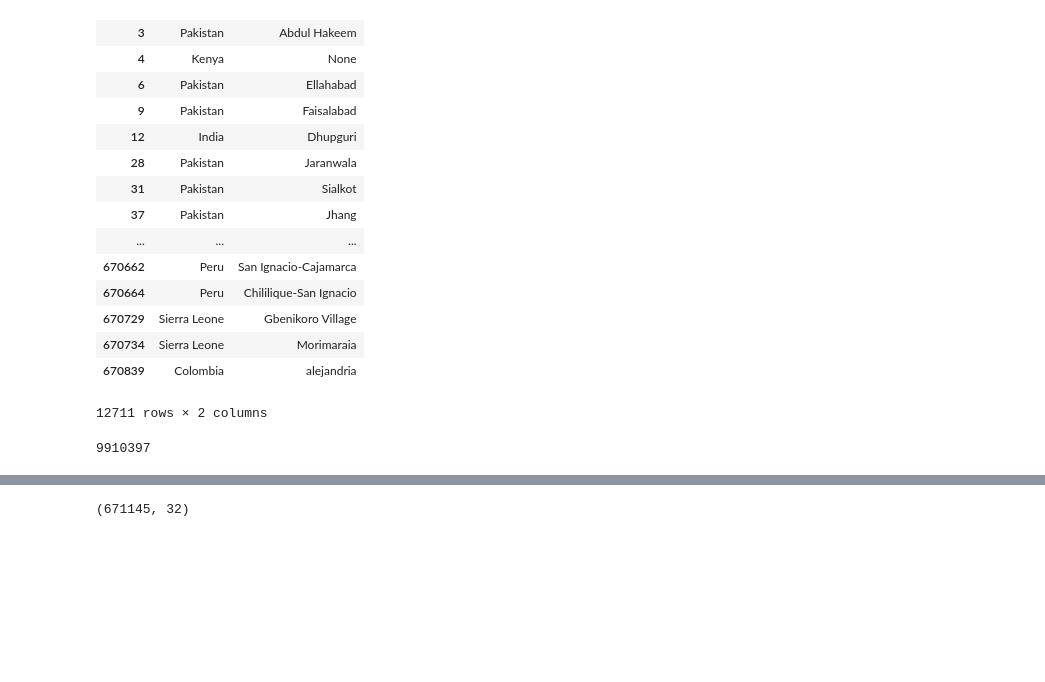
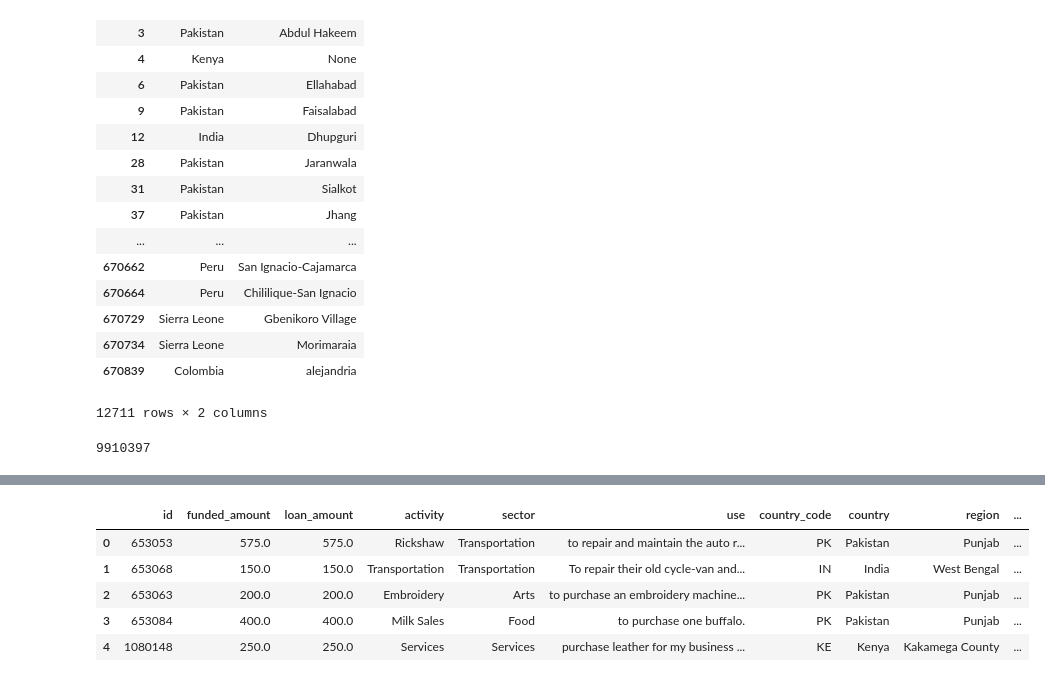
Before and after one commit to smakhijani/kaggle-kiva-crowdfunding, a Jupyter notebook: Preliminary Exploratory Data Analysis.ipynb, the cells around one changed output, grey strips where cells are left out. Saved outputs shown, nothing was run; the diff lists cells and outputs as text; code cells hidden in the pictures; blank space fills up the shorter version.

```diff
--- a/Preliminary Exploratory Data Analysis.ipynb
+++ b/Preliminary Exploratory Data Analysis.ipynb
@@ -959,4 +952,9 @@ loans_theme_mpi = pd.merge(loans_theme_new_region, kiva_locations, how = 'left',
 # %%
-loans_theme_mpi.shape
+loans_theme_mpi.head()
 # %% [output]
-(671145, 32)
+|  | id | funded_amount | loan_amount | activity | sector | use | country_code | country | region | ... |
+| 0 | 653053 | 575.0 | 575.0 | Rickshaw | Transportation | to repair and maintain the auto r... | PK | Pakistan | Punjab | ... |
+| 1 | 653068 | 150.0 | 150.0 | Transportation | Transportation | To repair their old cycle-van and... | IN | India | West Bengal | ... |
+| 2 | 653063 | 200.0 | 200.0 | Embroidery | Arts | to purchase an embroidery machine... | PK | Pakistan | Punjab | ... |
+| 3 | 653084 | 400.0 | 400.0 | Milk Sales | Food | to purchase one buffalo. | PK | Pakistan | Punjab | ... |
+| 4 | 1080148 | 250.0 | 250.0 | Services | Services | purchase leather for my business ... | KE | Kenya | Kakamega County | ... |
```
Also changed, not shown: parts of 14 cells of this notebook.
